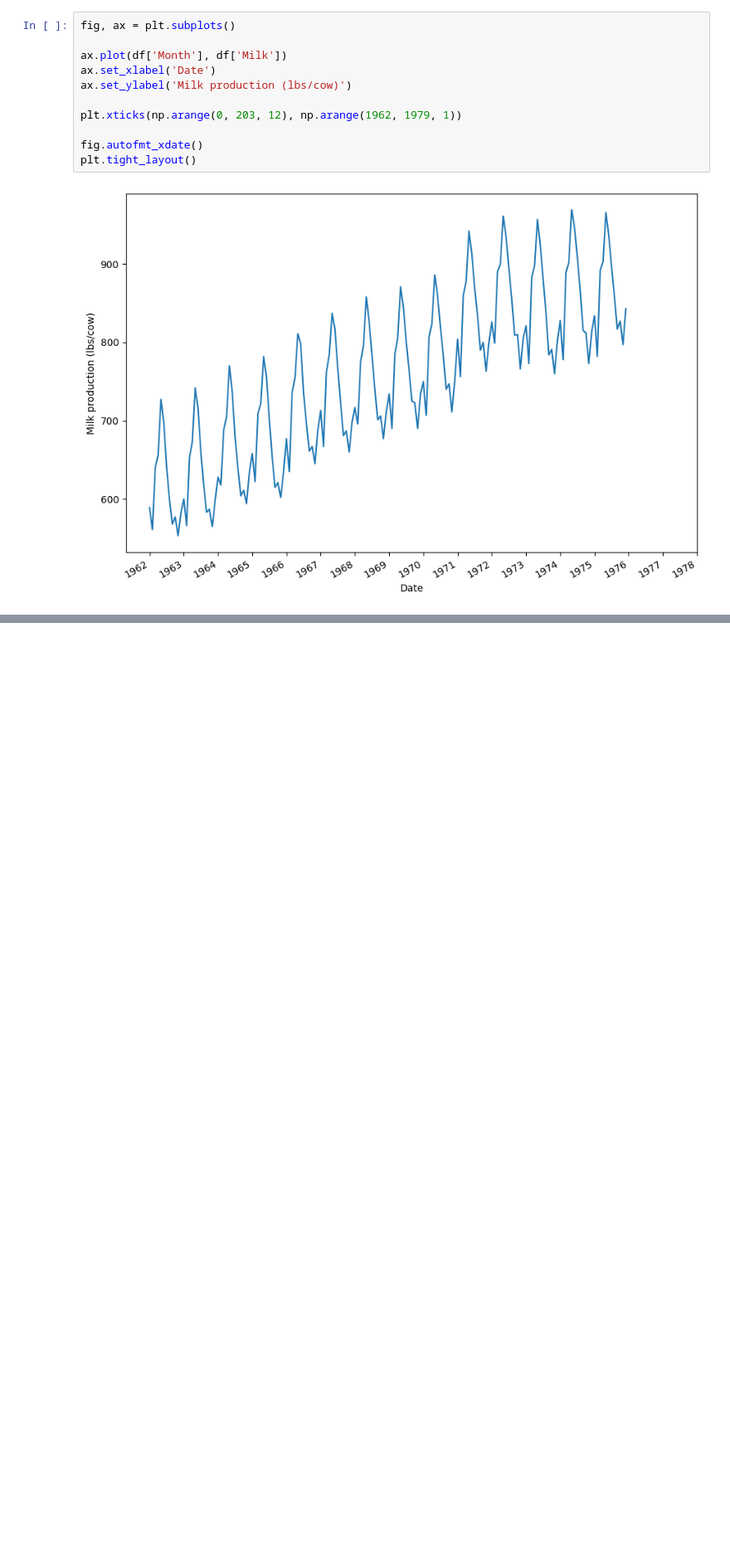
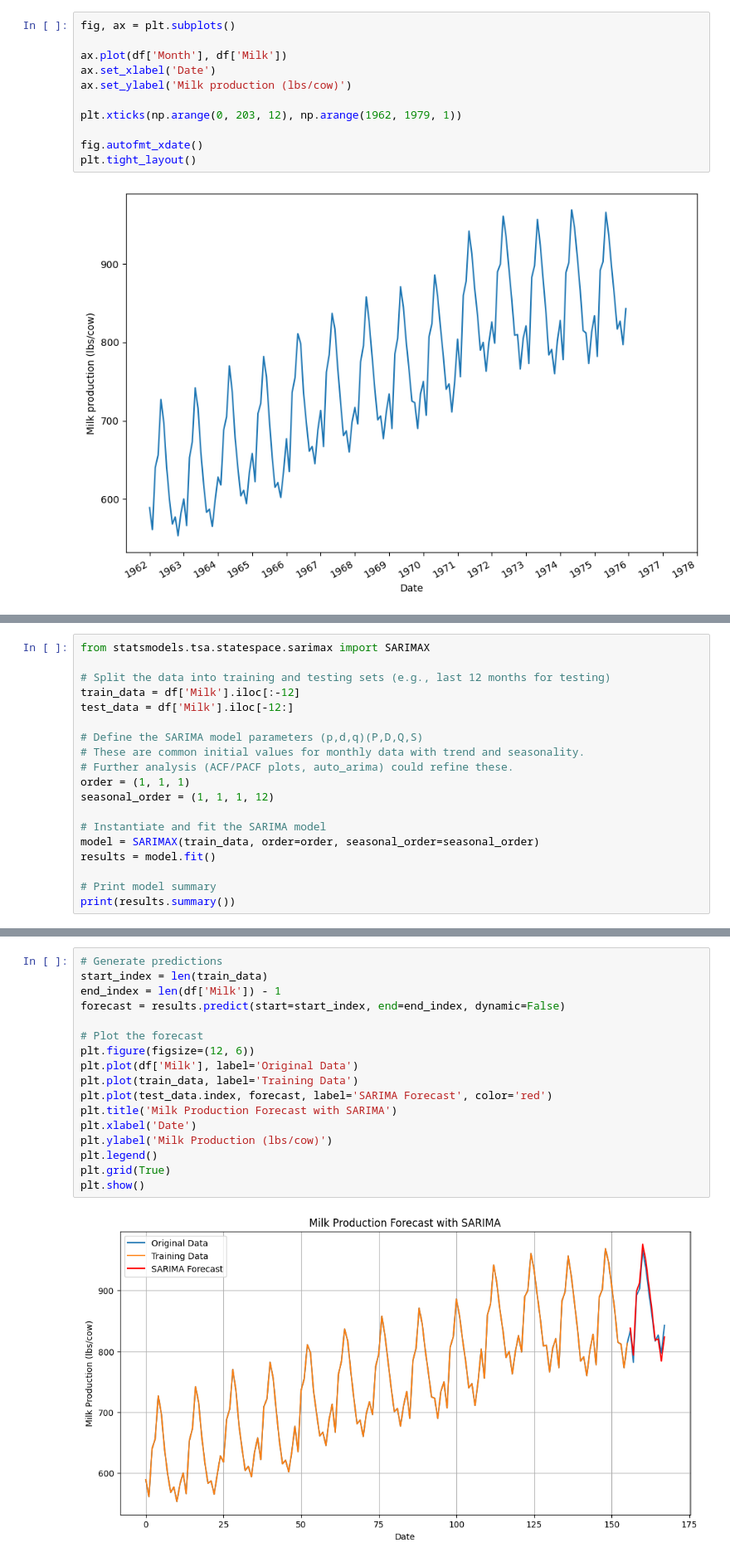
Before and after one commit to gkambasta/ML-Projects, a Jupyter notebook: Copy_of_StartTS1.ipynb, the cells around one changed output, grey strips where cells are left out. Shown at 83% size. Cells and saved outputs as stored; diff of their text form; blank space fills up the shorter version.

```diff
--- a/Copy_of_StartTS1.ipynb
+++ b/Copy_of_StartTS1.ipynb
@@ -70,0 +74,19 @@ fig.tight_layout()
+# %%
+from statsmodels.tsa.statespace.sarimax import SARIMAX
+
+# Split the data into training and testing sets (e.g., last 12 months for testing)
+train_data = df['Milk'].iloc[:-12]
+test_data = df['Milk'].iloc[-12:]
+
+# Define the SARIMA model parameters (p,d,q)(P,D,Q,S)
+# These are common initial values for monthly data with trend and seasonality.
+# Further analysis (ACF/PACF plots, auto_arima) could refine these.
+order = (1, 1, 1)
+seasonal_order = (1, 1, 1, 12)
+
+# Instantiate and fit the SARIMA model
+model = SARIMAX(train_data, order=order, seasonal_order=seasonal_order)
+results = model.fit()
+
+# Print model summary
+print(results.summary())
@@ -70,0 +111,19 @@ fig.tight_layout()
+# %%
+# Generate predictions
+start_index = len(train_data)
+end_index = len(df['Milk']) - 1
+forecast = results.predict(start=start_index, end=end_index, dynamic=False)
+
+# Plot the forecast
+plt.figure(figsize=(12, 6))
+plt.plot(df['Milk'], label='Original Data')
+plt.plot(train_data, label='Training Data')
+plt.plot(test_data.index, forecast, label='SARIMA Forecast', color='red')
+plt.title('Milk Production Forecast with SARIMA')
+plt.xlabel('Date')
+plt.ylabel('Milk Production (lbs/cow)')
+plt.legend()
+plt.grid(True)
+plt.show()
+# %% [output]
+[figure, added]
```
Also changed, not shown: parts of 3 cells of this notebook.
